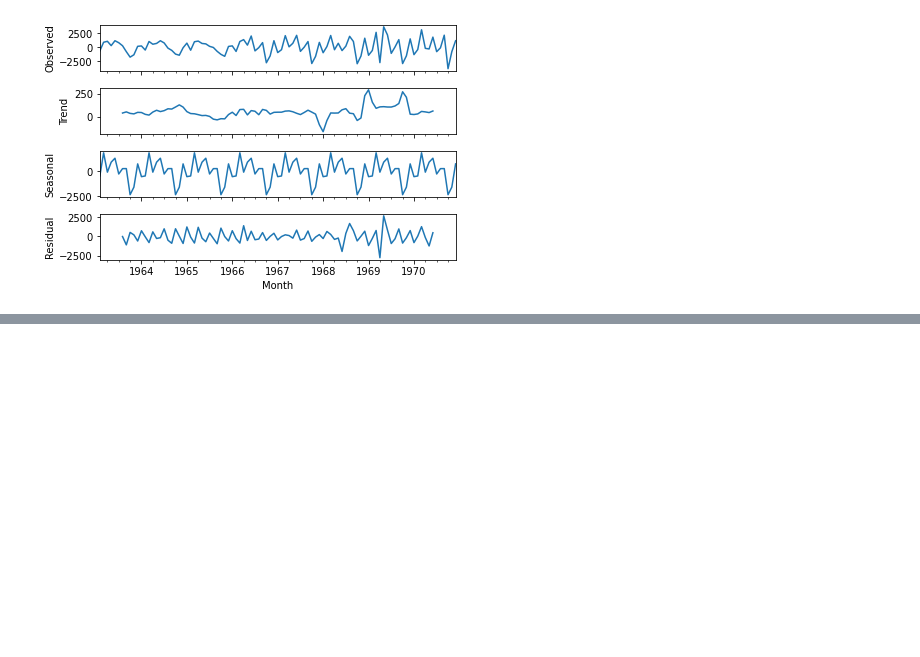
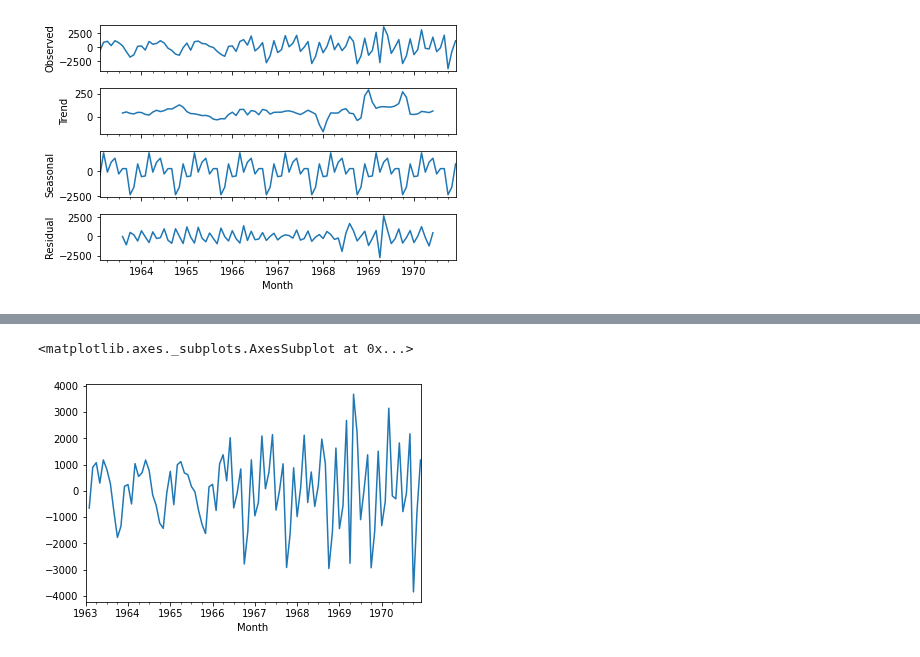
Before and after one commit to anmol0720/Time-Series-Forcasting, a Jupyter notebook: Time_Series_Analysis_and_Forcasting.ipynb, the cells around one changed output, grey strips where cells are left out. Drawn from its saved outputs; the diff is of its cells as text; code cells hidden in the pictures; blank space fills up the shorter version.

```diff
--- a/Time_Series_Analysis_and_Forcasting.ipynb
+++ b/Time_Series_Analysis_and_Forcasting.ipynb
@@ -621,0 +627,5 @@ result_b.plot()
+# %%
+miles_df['MilesMM_diff_1'].plot()
+# %% [output]
+<matplotlib.axes._subplots.AxesSubplot at 0x...>
+[figure, added]
```
Also changed, not shown: parts of 1 cell of this notebook.
